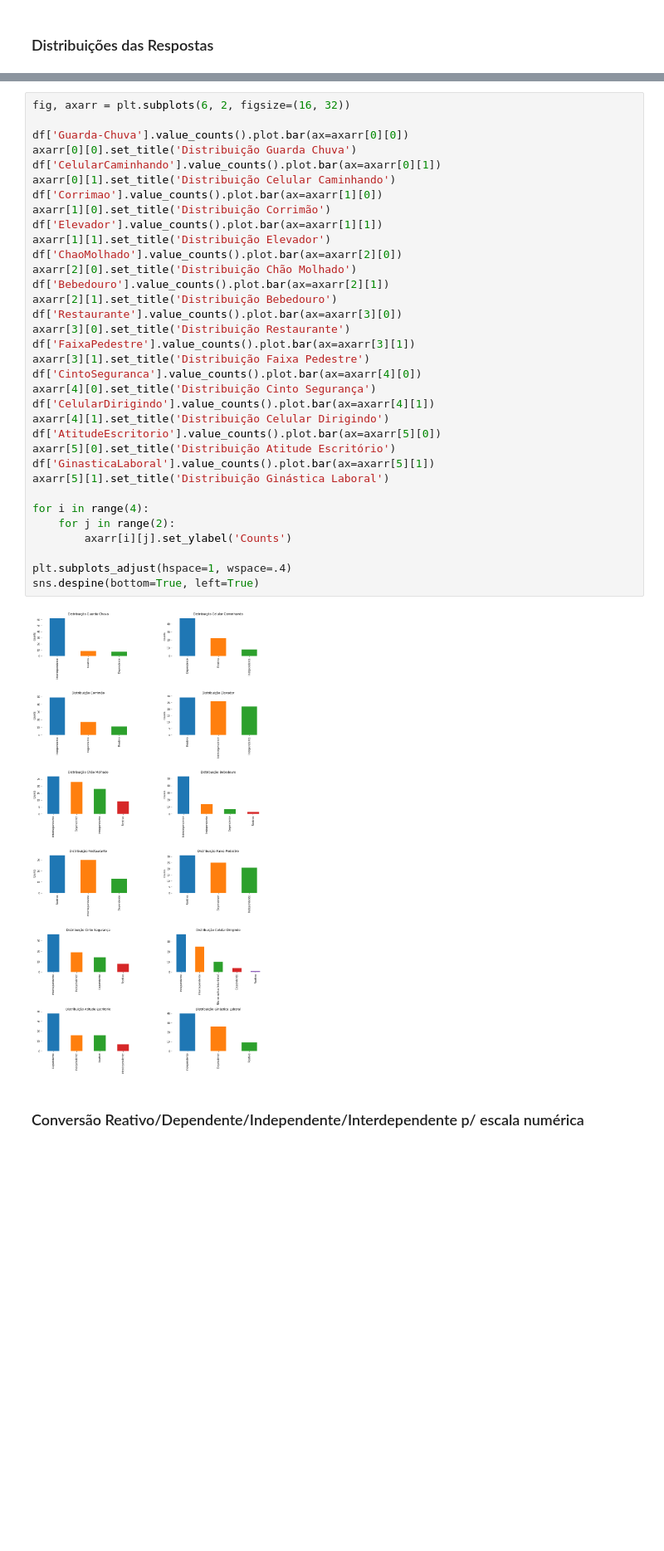
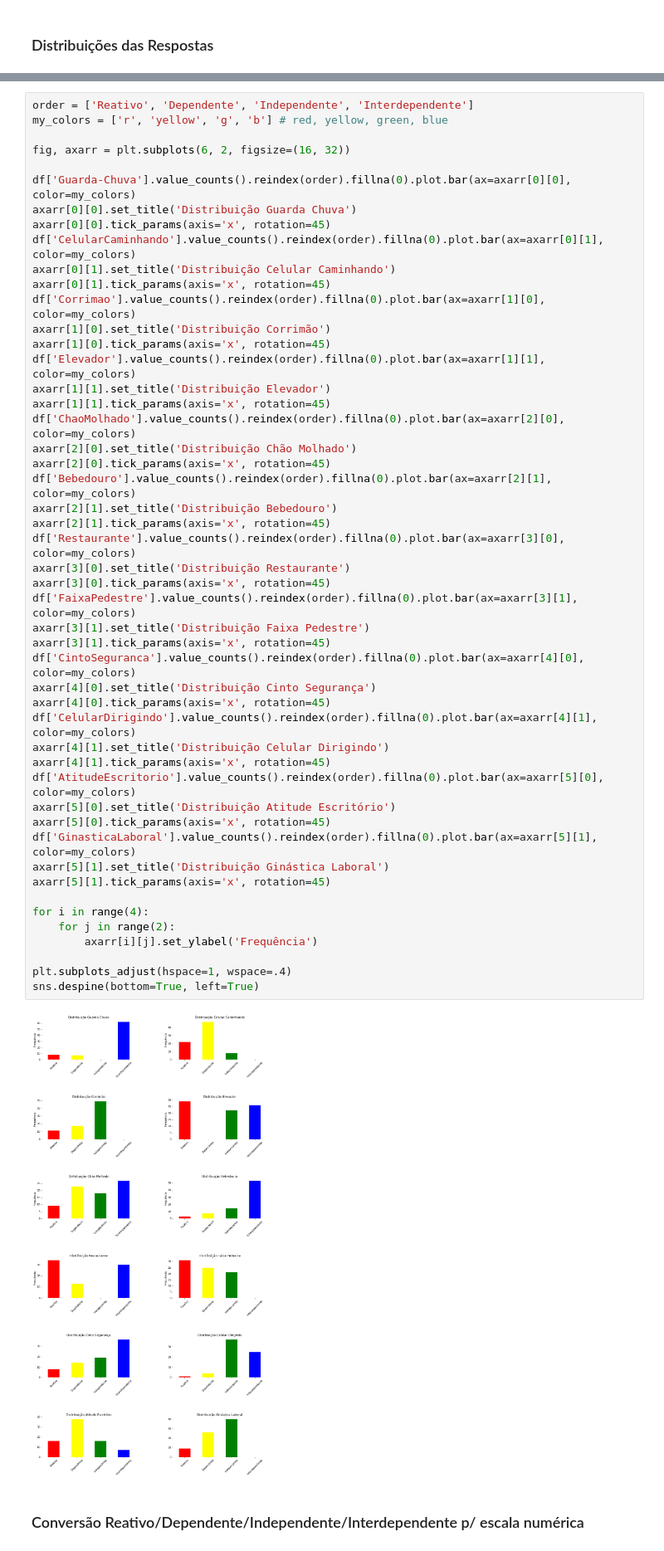
Before and after one commit to lukmoda/DNA-Ultracargo, a Jupyter notebook: DNA_Ultracargo.ipynb, the cells around one changed output, grey strips where cells are left out. Shown at 83% size. Cells and saved outputs as stored; diff of their text form; blank space fills up the shorter version.

```diff
--- a/DNA_Ultracargo.ipynb
+++ b/DNA_Ultracargo.ipynb
@@ -83,39 +90,54 @@ sns.despine(bottom=True, left=True)
 # %%
+order = ['Reativo', 'Dependente', 'Independente', 'Interdependente']
+my_colors = ['r', 'yellow', 'g', 'b'] # red, yellow, green, blue
+
 fig, axarr = plt.subplots(6, 2, figsize=(16, 32))
 
-df['Guarda-Chuva'].value_counts().plot.bar(ax=axarr[0][0])
+df['Guarda-Chuva'].value_counts().reindex(order).fillna(0).plot.bar(ax=axarr[0][0], color=my_colors)
 axarr[0][0].set_title('Distribuição Guarda Chuva')
-df['CelularCaminhando'].value_counts().plot.bar(ax=axarr[0][1])
+axarr[0][0].tick_params(axis='x', rotation=45)
+df['CelularCaminhando'].value_counts().reindex(order).fillna(0).plot.bar(ax=axarr[0][1], color=my_colors)
 axarr[0][1].set_title('Distribuição Celular Caminhando')
-df['Corrimao'].value_counts().plot.bar(ax=axarr[1][0])
+axarr[0][1].tick_params(axis='x', rotation=45)
+df['Corrimao'].value_counts().reindex(order).fillna(0).plot.bar(ax=axarr[1][0], color=my_colors)
 axarr[1][0].set_title('Distribuição Corrimão')
-df['Elevador'].value_counts().plot.bar(ax=axarr[1][1])
+axarr[1][0].tick_params(axis='x', rotation=45)
+df['Elevador'].value_counts().reindex(order).fillna(0).plot.bar(ax=axarr[1][1], color=my_colors)
 axarr[1][1].set_title('Distribuição Elevador')
-df['ChaoMolhado'].value_counts().plot.bar(ax=axarr[2][0])
+axarr[1][1].tick_params(axis='x', rotation=45)
+df['ChaoMolhado'].value_counts().reindex(order).fillna(0).plot.bar(ax=axarr[2][0], color=my_colors)
 axarr[2][0].set_title('Distribuição Chão Molhado')
-df['Bebedouro'].value_counts().plot.bar(ax=axarr[2][1])
+axarr[2][0].tick_params(axis='x', rotation=45)
+df['Bebedouro'].value_counts().reindex(order).fillna(0).plot.bar(ax=axarr[2][1], color=my_colors)
 axarr[2][1].set_title('Distribuição Bebedouro')
-df['Restaurante'].value_counts().plot.bar(ax=axarr[3][0])
+axarr[2][1].tick_params(axis='x', rotation=45)
+df['Restaurante'].value_counts().reindex(order).fillna(0).plot.bar(ax=axarr[3][0], color=my_colors)
 axarr[3][0].set_title('Distribuição Restaurante')
-df['FaixaPedestre'].value_counts().plot.bar(ax=axarr[3][1])
+axarr[3][0].tick_params(axis='x', rotation=45)
+df['FaixaPedestre'].value_counts().reindex(order).fillna(0).plot.bar(ax=axarr[3][1], color=my_colors)
 axarr[3][1].set_title('Distribuição Faixa Pedestre')
-df['CintoSeguranca'].value_counts().plot.bar(ax=axarr[4][0])
+axarr[3][1].tick_params(axis='x', rotation=45)
+df['CintoSeguranca'].value_counts().reindex(order).fillna(0).plot.bar(ax=axarr[4][0], color=my_colors)
 axarr[4][0].set_title('Distribuição Cinto Segurança')
-df['CelularDirigindo'].value_counts().plot.bar(ax=axarr[4][1])
+axarr[4][0].tick_params(axis='x', rotation=45)
+df['CelularDirigindo'].value_counts().reindex(order).fillna(0).plot.bar(ax=axarr[4][1], color=my_colors)
 axarr[4][1].set_title('Distribuição Celular Dirigindo')
-df['AtitudeEscritorio'].value_counts().plot.bar(ax=axarr[5][0])
+axarr[4][1].tick_params(axis='x', rotation=45)
+df['AtitudeEscritorio'].value_counts().reindex(order).fillna(0).plot.bar(ax=axarr[5][0], color=my_colors)
 axarr[5][0].set_title('Distribuição Atitude Escritório')
-df['GinasticaLaboral'].value_counts().plot.bar(ax=axarr[5][1])
+axarr[5][0].tick_params(axis='x', rotation=45)
+df['GinasticaLaboral'].value_counts().reindex(order).fillna(0).plot.bar(ax=axarr[5][1], color=my_colors)
 axarr[5][1].set_title('Distribuição Ginástica Laboral')
+axarr[5][1].tick_params(axis='x', rotation=45)
 
 for i in range(4):
     for j in range(2):
-        axarr[i][j].set_ylabel('Counts')
+        axarr[i][j].set_ylabel('Frequência')
 
 plt.subplots_adjust(hspace=1, wspace=.4)
 sns.despine(bottom=True, left=True)
 # %% [output]
-[figure, old version]
+[figure, new version]
 # %% [markdown]
 ### Conversão Reativo/Dependente/Independente/Interdependente p/ escala numérica
 # %%
```
Also changed, not shown: parts of 1 cell of this notebook.
